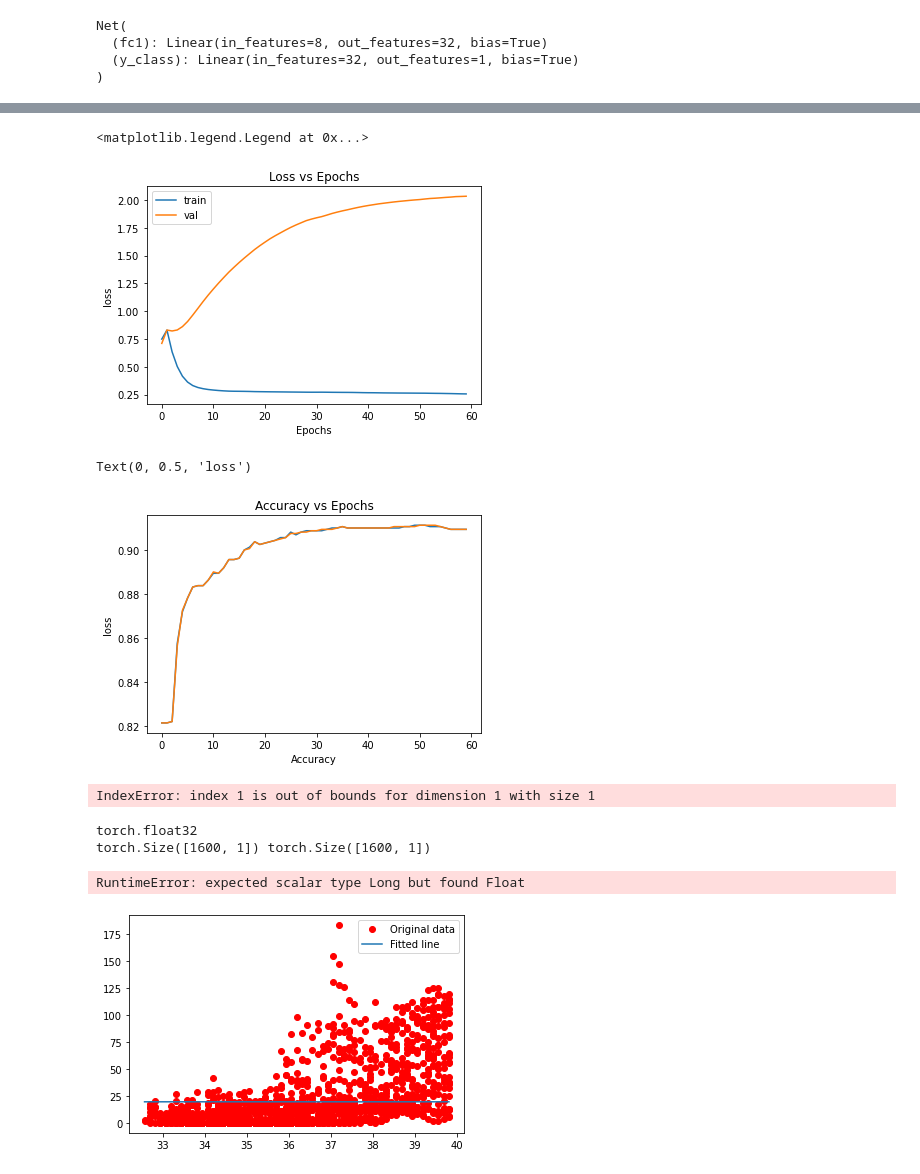
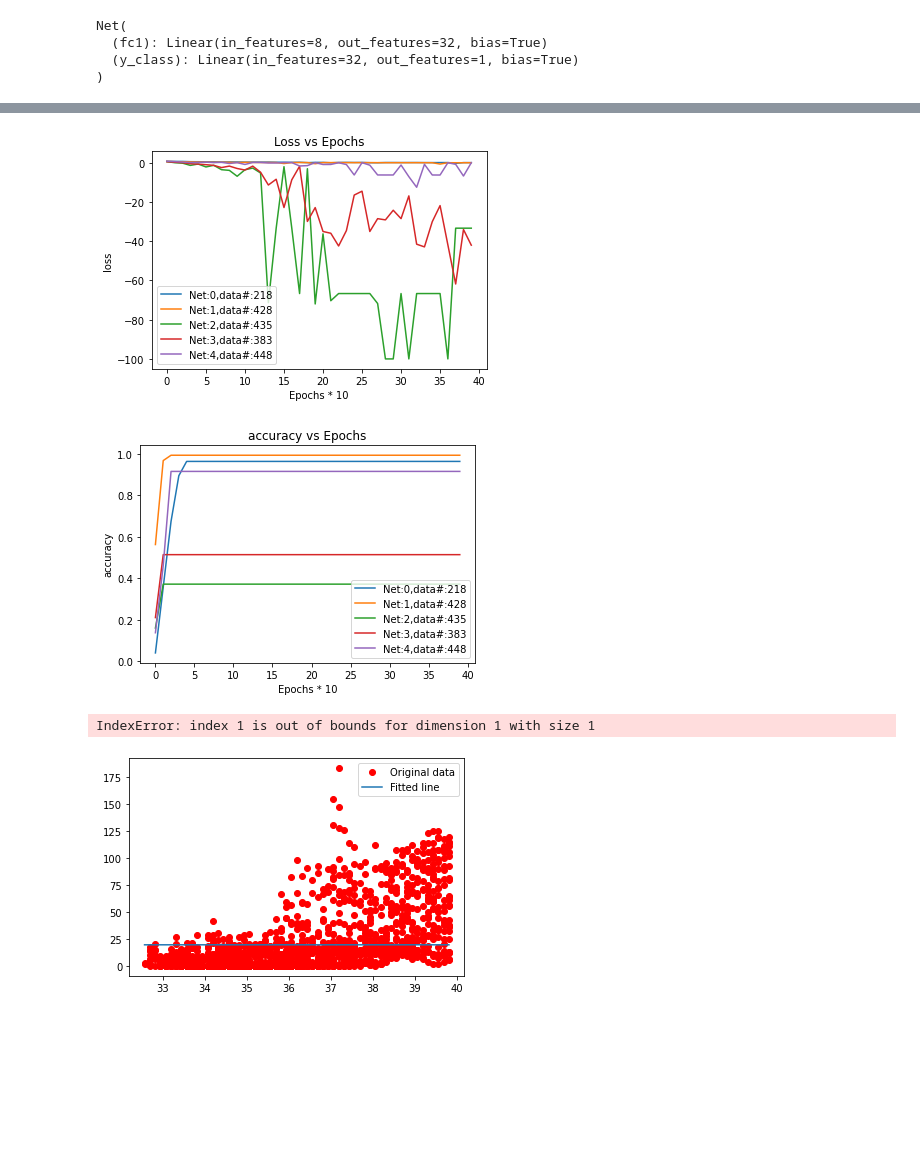
Before and after one commit to chupengrocky/HackthonClimate, a Jupyter notebook: notebook/PlayGound.ipynb, the cells around one changed output, grey strips where cells are left out. Cells and saved outputs as stored; diff of their text form; code cells hidden in the pictures; blank space fills up the shorter version.

```diff
--- a/notebook/PlayGound.ipynb
+++ b/notebook/PlayGound.ipynb
@@ -54,10 +267,10 @@ y_val = data_np[1600:,-1]
 # sc = StandardScaler()
 sc = MinMaxScaler()
 x_train = sc.fit_transform(x_train)
-y_train = (y_train-min(y_train))/(max(y_train)-min(y_train))
+# y_train = (y_train-min(y_train))/(max(y_train)-min(y_train))
 
 x_val = sc.fit_transform(x_val)
-y_val = (y_val-min(y_val))/(max(y_val)-min(y_val))
+# y_val = (y_val-min(y_val))/(max(y_val)-min(y_val))
 
 
 print(x_train.shape,y_train.shape)
@@ -78,7 +291,7 @@ class dataset(Dataset):
 trainset = dataset(x_train,y_train)
 valset = dataset(x_val,y_val)
 #DataLoader
-trainloader = DataLoader(trainset,batch_size=16,shuffle=False)
+trainloader = DataLoader(trainset,batch_size=16,shuffle=True)
 valloader = DataLoader(valset,batch_size=16,shuffle=False)
 # %% [output]
 (1600, 8) (1600,)
@@ -90,18 +303,11 @@ import matplotlib.pyplot as plt
 
 # torch.manual_seed(1)    # reproducible
 
-x = torch.tensor(x_train)  # x data (tensor), shape=(100, 1)
-y = torch.tensor(y_train)                 # noisy y data (tensor), shape=(100, 1)
-
-# torch can only train on Variable, so convert them to Variable
-# The code below is deprecated in Pytorch 0.4. Now, autograd directly supports tensors
-# x, y = Variable(x), Variable(y)
-
 # plt.scatter(x.data.numpy(), y.data.numpy())
 # plt.show()
 
 
-class Net1(nn.Module):
+class Net(nn.Module):
 
   def __init__(self,input_shape):
     super(Net,self).__init__()
@@ -201,20 +407,23 @@ epoch 590   train_loss:0.256122 val_loss: 2.034086 train_accuracy:0.909375 val_a
 # %%
 
-plt.plot(train_losses,label='train')
-plt.plot(val_losses,label='val')
-plt.title('Loss vs Epochs')
-plt.xlabel('Epochs')
-plt.ylabel('loss')
-plt.legend()
+for i in range(len(net_list)):
+    train_losses = net_list[i][1][0]
+    plt.plot(train_losses,label="Net:{},data#:{}".format(i,data_np[data_np[:,-1]==i].shape[0]))
+    # plt.plot(val_losses,label='val')
+    plt.title('Loss vs Epochs')
+    plt.xlabel('Epochs * 10')
+    plt.ylabel('loss')
+    plt.legend()
 # %% [output]
-<matplotlib.legend.Legend at 0x...>
-[figure, old version]
+[figure, new version]
 # %%
-plt.plot(train_accur,label='train')
-plt.plot(val_accur,label='val')
-plt.title('Accuracy vs Epochs')
-plt.xlabel('Accuracy')
-plt.ylabel('loss')
+for i in range(len(net_list)):
+    train_accur = net_list[i][1][1]
+    plt.plot(train_accur,label="Net:{},data#:{}".format(i,data_np[data_np[:,-1]==i].shape[0]))
+    # plt.plot(val_losses,label='val')
+    plt.title('accuracy vs Epochs')
+    plt.xlabel('Epochs * 10')
+    plt.ylabel('accuracy')
+    plt.legend()
 # %% [output]
-Text(0, 0.5, 'loss')
-[figure, old version]
+[figure, new version]
@@ -224,33 +430,6 @@ Text(0, 0.5, 'loss')
 # %%
 # %% [output]
 IndexError: index 1 is out of bounds for dimension 1 with size 1
-# %%
-for t in range(100):
-    print(x.dtype)
-    y_reg, y_class = net(x)     # input x and predict based on x
-    print(y_reg.shape,y_class.shape)
-    # reg_loss = reg_loss_func(y_reg, y)     # must be (1. nn output, 2. target)
-    class_loss = class_loss_func(y_class, y[:,1])
-    loss_sum = class_loss
-    # loss_sum = reg_loss+class_loss
-    optimizer.zero_grad()   # clear gradients for next train
-    loss_sum.backward()         # backpropagation, compute gradients
-    optimizer.step()        # apply gradients
-
-    if t % 5 == 0:
-        # plot and show learning process
-        plt.cla()
-        plt.scatter(x.data.numpy()[:,0], y.data.numpy())
-        plt.plot(x.data.numpy(), prediction.data.numpy(), 'r-', lw=5)
-        plt.text(0.5, 0, 'Loss=%.4f' % loss.data.numpy(), fontdict={'size': 20, 'color':  'red'})
-        plt.pause(0.1)
-
-plt.ioff()
-plt.show()
-# %% [output]
-torch.float32
-torch.Size([1600, 1]) torch.Size([1600, 1])
-RuntimeError: expected scalar type Long but found Float
 # %%
 predicted = net(torch.from_numpy(x_train)).detach().numpy()
 plt.plot(x_train[:,0], y_train, 'ro', label='Original data')
```
Also changed, not shown: parts of 8 cells of this notebook, 4 other files.
